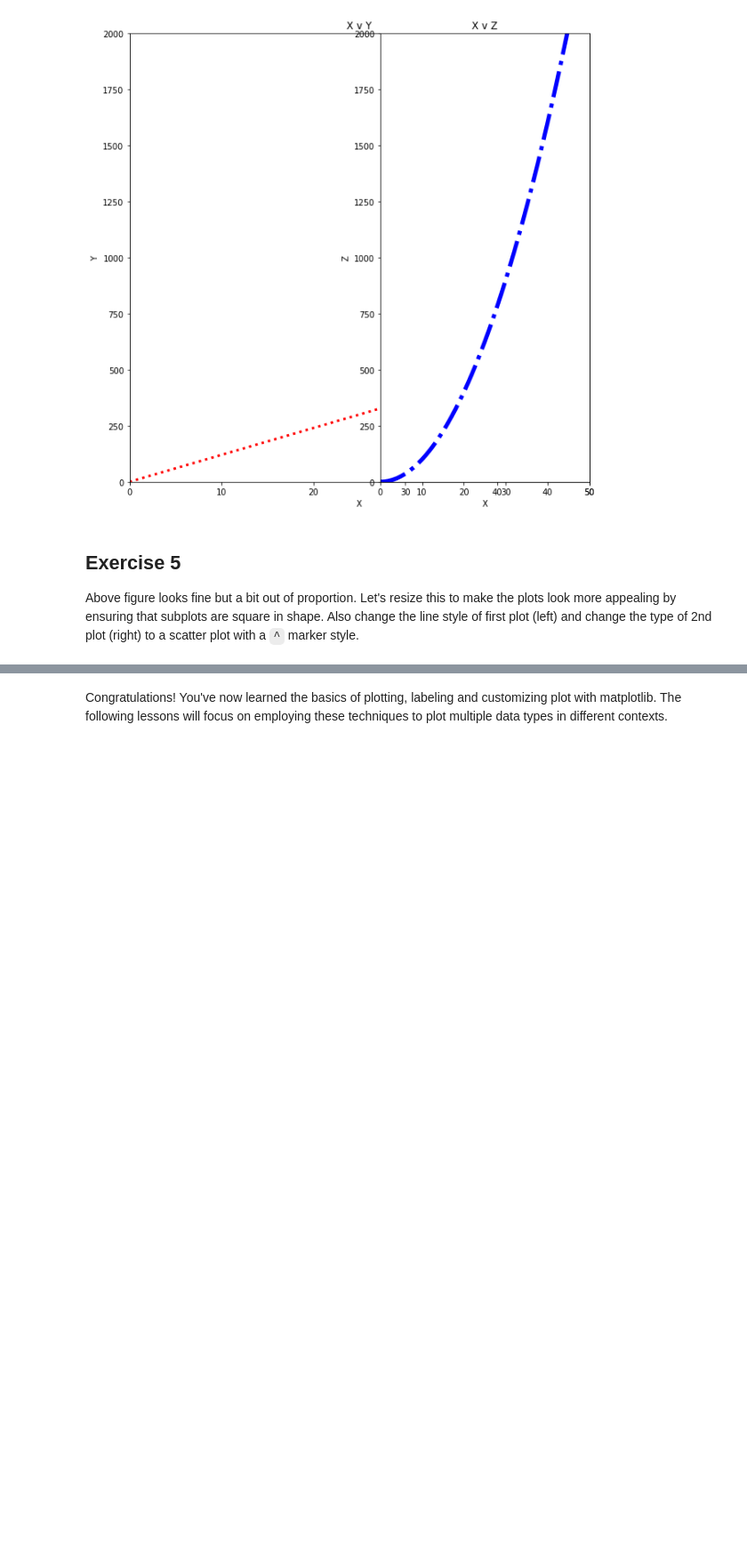
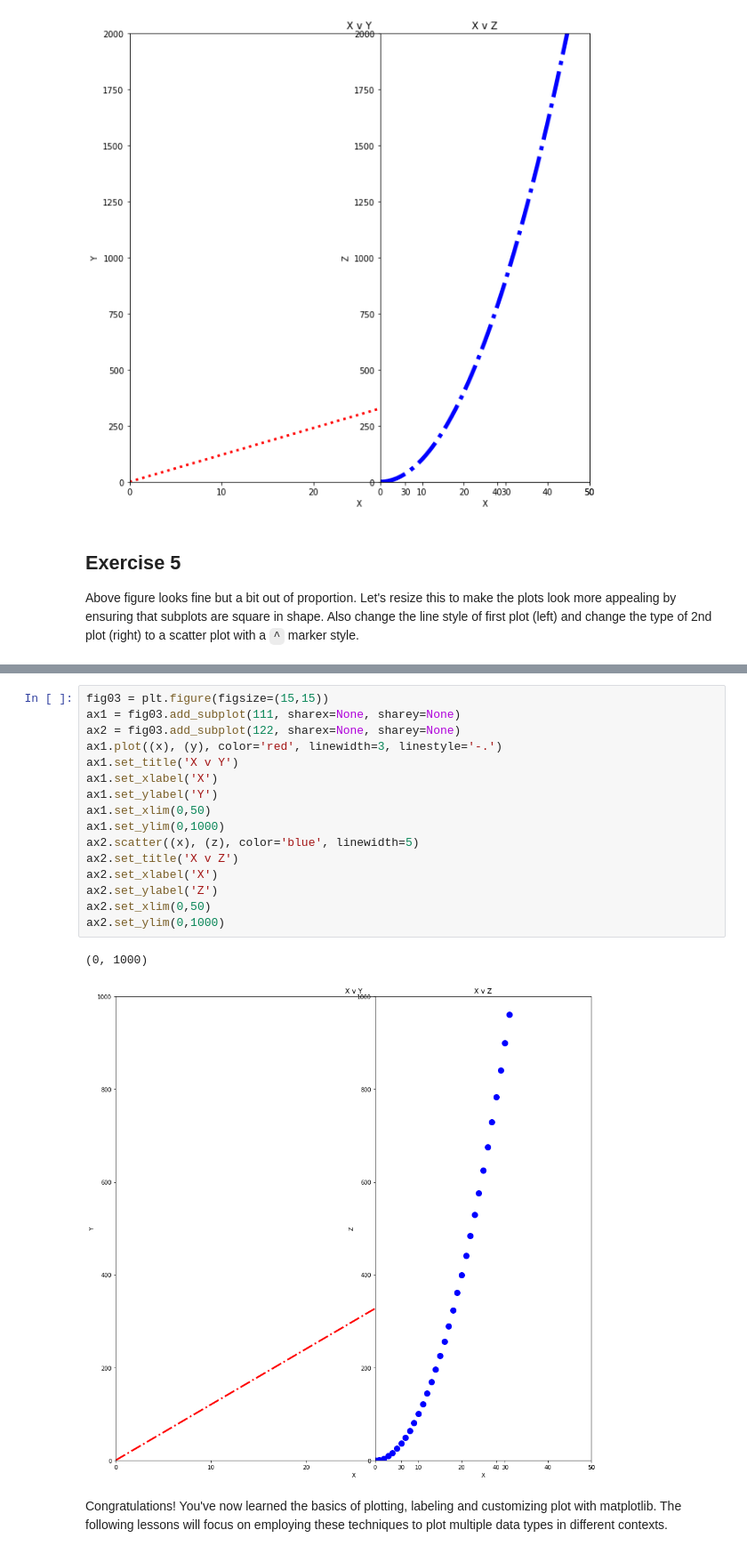
Before and after one commit to eannefawcett/dsc-more-practice-with-matplotlib-lab-online-ds-pt-081219, a Jupyter notebook: index.ipynb, the cells around one changed output, grey strips where cells are left out. Shown: that part at 89% size. Drawn from its saved outputs; the diff is of its cells as text; blank space fills up the shorter version.

Commit message:
format graphs to be proportional

```diff
--- a/index.ipynb
+++ b/index.ipynb
@@ -148,3 +145,22 @@ Above figure looks fine but a bit out of proportion. Let's resize this to make t
+# %%
+fig03 = plt.figure(figsize=(15,15))
+ax1 = fig03.add_subplot(111, sharex=None, sharey=None)
+ax2 = fig03.add_subplot(122, sharex=None, sharey=None)
+ax1.plot((x), (y), color='red', linewidth=3, linestyle='-.')
+ax1.set_title('X v Y')
+ax1.set_xlabel('X')
+ax1.set_ylabel('Y')
+ax1.set_xlim(0,50)
+ax1.set_ylim(0,1000)
+ax2.scatter((x), (z), color='blue', linewidth=5)
+ax2.set_title('X v Z')
+ax2.set_xlabel('X')
+ax2.set_ylabel('Z')
+ax2.set_xlim(0,50)
+ax2.set_ylim(0,1000)
+# %% [output]
+(0, 1000)
+[figure, added]
 # %% [markdown]
 Congratulations! You've now learned the basics of plotting, labeling and customizing plot with matplotlib. The following lessons will focus on employing these techniques to plot multiple data types in different contexts.
 # %% [markdown]
```
Also changed, not shown: parts of 1 cell of this notebook.
